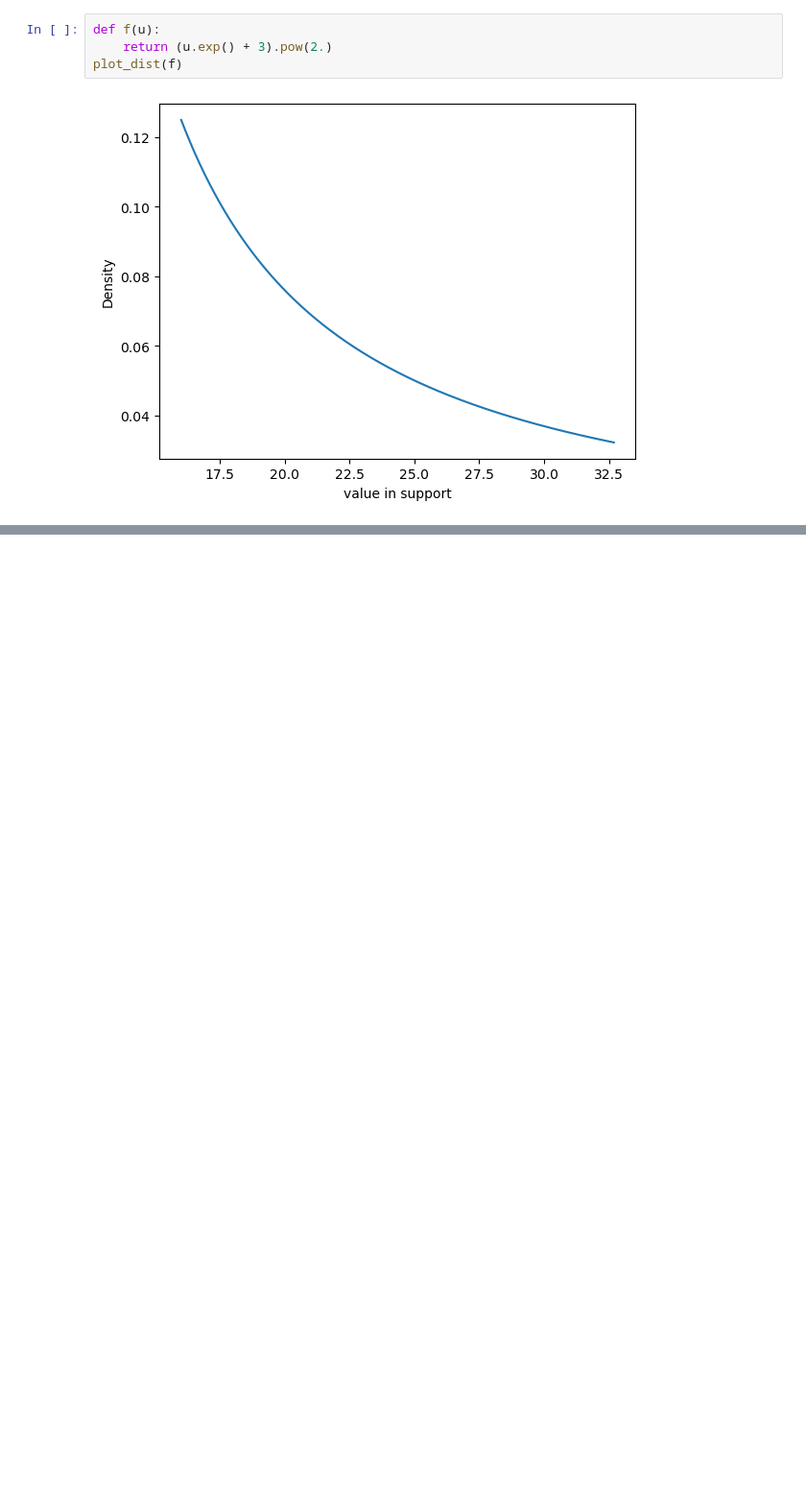
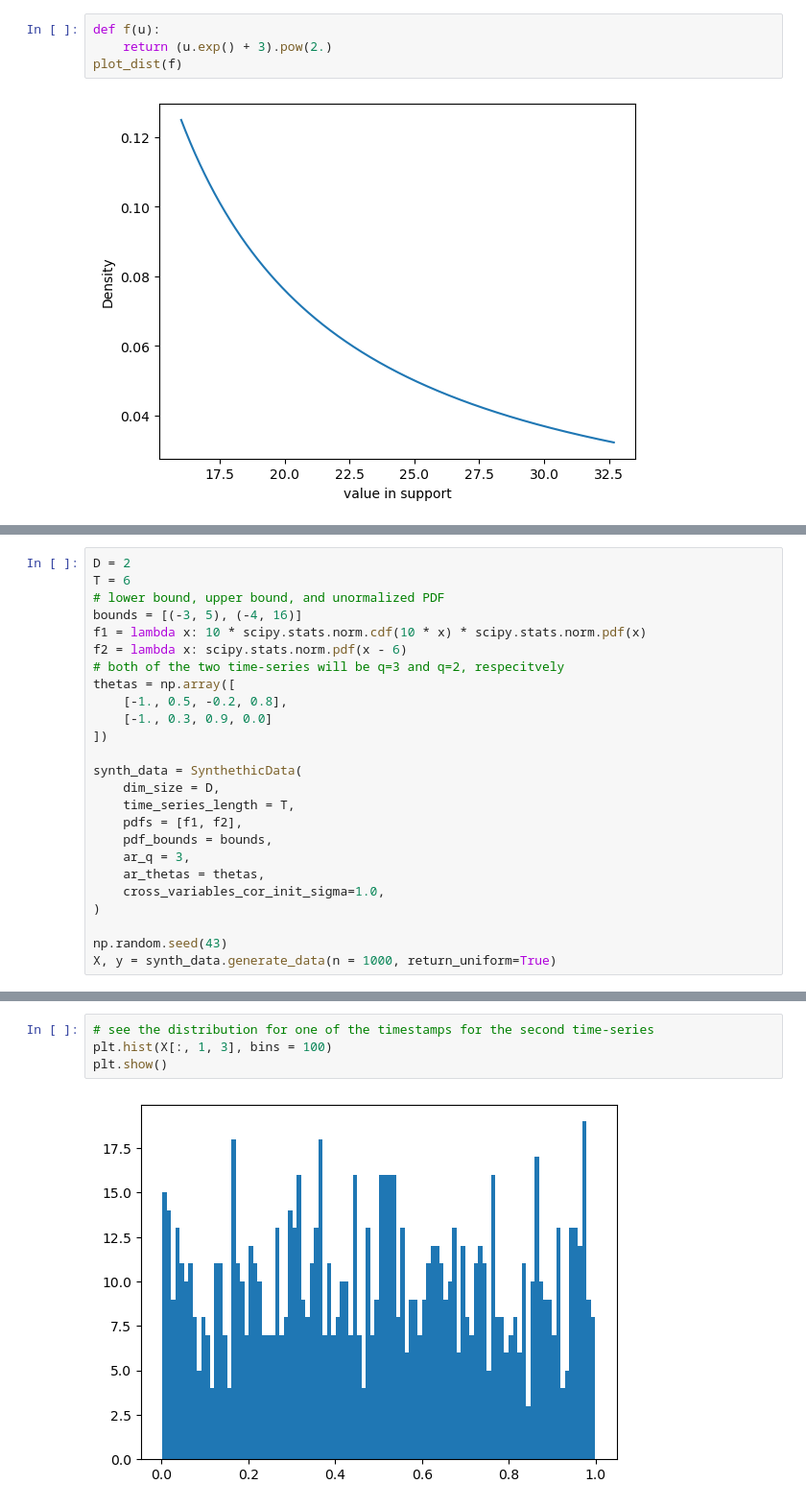
Before and after one commit to marcusGH/edain_paper, a Jupyter notebook: notebooks/synthetic_data.ipynb, the cells around one changed output, grey strips where cells are left out. Shown at 96% size. Cells and saved outputs as stored; diff of their text form; blank space fills up the shorter version.

Commit message:
Create initial synthetic data generation class

```diff
--- a/notebooks/synthetic_data.ipynb
+++ b/notebooks/synthetic_data.ipynb
@@ -69,0 +339,25 @@ plot_dist(f)
+# %%
+D = 2
+T = 6
+# lower bound, upper bound, and unormalized PDF
+bounds = [(-3, 5), (-4, 16)]
+f1 = lambda x: 10 * scipy.stats.norm.cdf(10 * x) * scipy.stats.norm.pdf(x)
+f2 = lambda x: scipy.stats.norm.pdf(x - 6)
+# both of the two time-series will be q=3 and q=2, respecitvely
+thetas = np.array([
+    [-1., 0.5, -0.2, 0.8],
+    [-1., 0.3, 0.9, 0.0]
+])
+
+synth_data = SynthethicData(
+    dim_size = D,
+    time_series_length = T,
+    pdfs = [f1, f2],
+    pdf_bounds = bounds,
+    ar_q = 3,
+    ar_thetas = thetas,
+    cross_variables_cor_init_sigma=1.0,
+)
+
+np.random.seed(43)
+X, y = synth_data.generate_data(n = 1000, return_uniform=True)
@@ -69,0 +382,6 @@ plot_dist(f)
+# %%
+# see the distribution for one of the timestamps for the second time-series
+plt.hist(X[:, 1, 3], bins = 100)
+plt.show()
+# %% [output]
+[figure, added]
```
Also changed, not shown: parts of 13 cells of this notebook.
